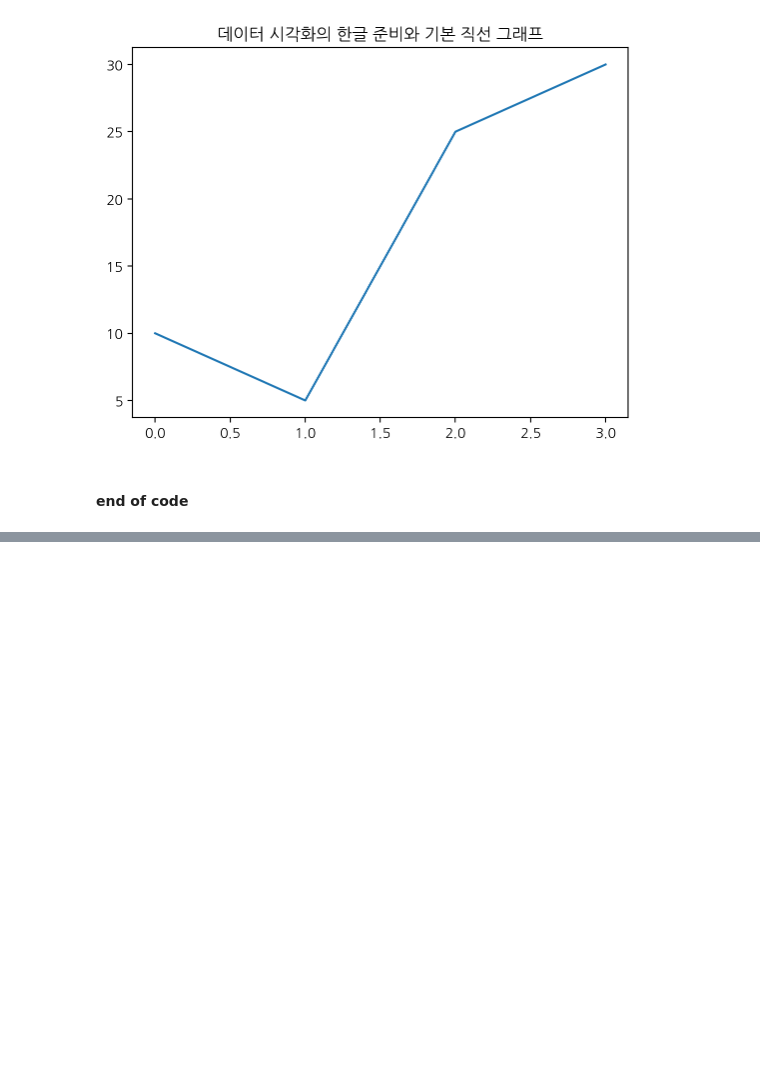
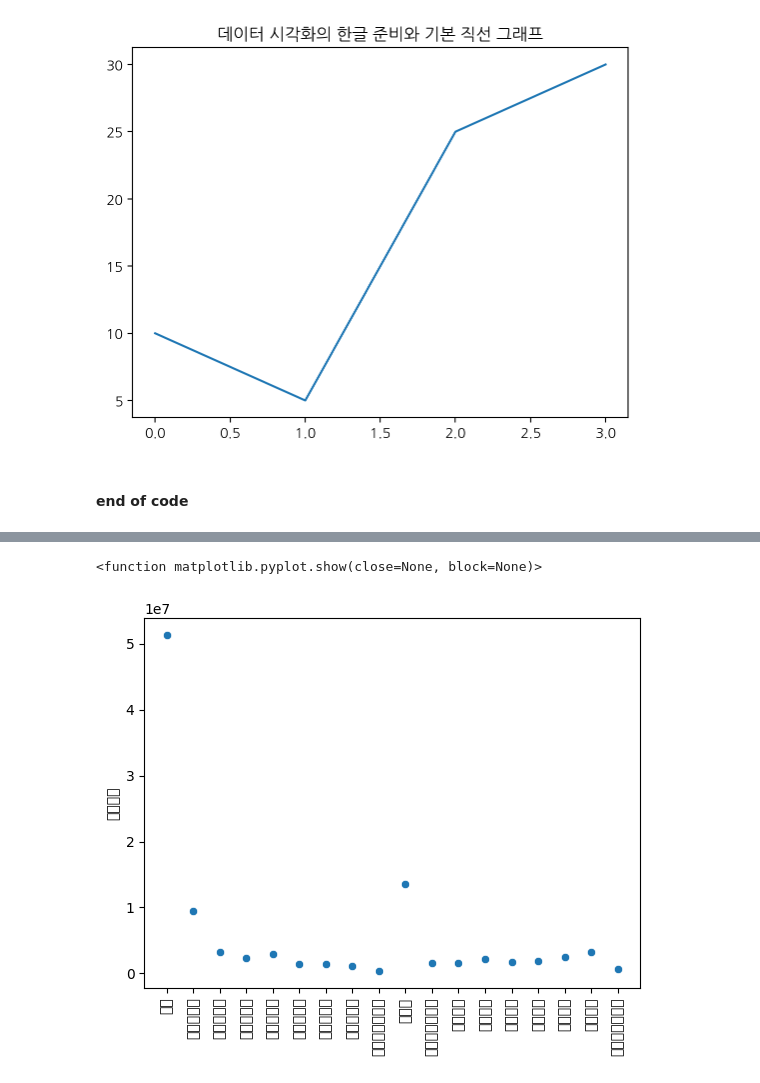
Before and after one commit to SeolaLee728/2024-intro-DA-code, a Jupyter notebook: w01_2_intro_DA_for_colab.ipynb, the cells around one changed output, grey strips where cells are left out. Cells and saved outputs as stored; diff of their text form; code cells hidden in the pictures; blank space fills up the shorter version.

```diff
--- a/w01_2_intro_DA_for_colab.ipynb
+++ b/w01_2_intro_DA_for_colab.ipynb
@@ -42,3 +42,9 @@ plt.show()
 [figure]
 # %% [markdown]
 #### end of code
+# %%
+import pandas as pd
+
+pop = pd.read_csv("/content/sample_data/202311popmonth.csv", encoding = 'cp949', index_col = 0,
+                  thousands=',')
+pop
@@ -44,0 +70,4 @@ plt.show()
+# %%
+pop.columns = ['총인구수', '세대수', '세대당인구','남자인구수', '여자인구수',
+'남여비율']
+pop.head()
@@ -44,0 +82,3 @@ plt.show()
+# %%
+pop.index = [pop.index[i].split()[0] for i in range(len(pop))]
+pop
@@ -44,0 +131,10 @@ plt.show()
+# %%
+import matplotlib.pyplot as plt
+import seaborn as sns
+
+sns.scatterplot(pop['총인구수'])
+plt.xticks(rotation=90)
+plt.show
+# %% [output]
+<function matplotlib.pyplot.show(close=None, block=None)>
+[figure, added]
```
Also changed, not shown: parts of 4 cells of this notebook.
